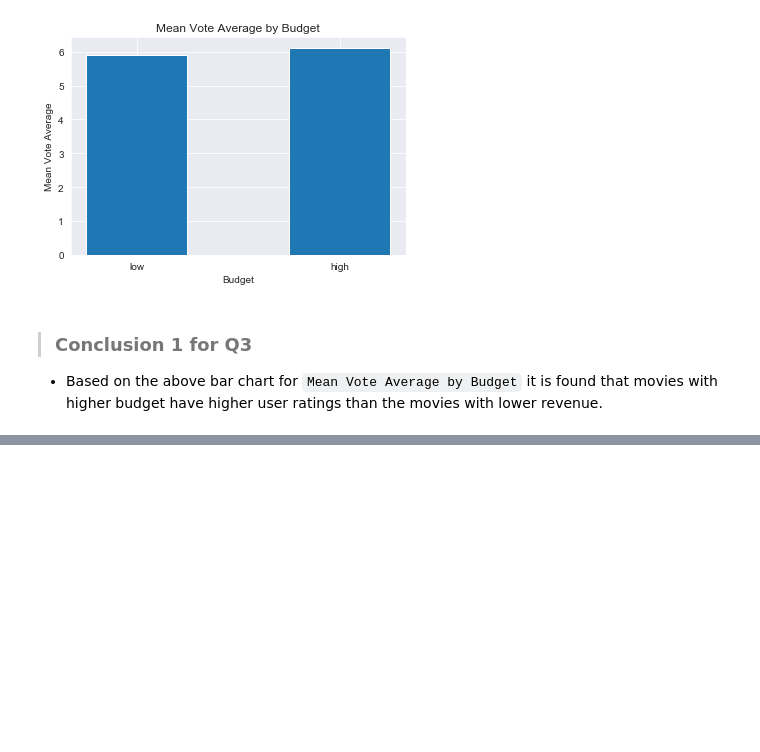
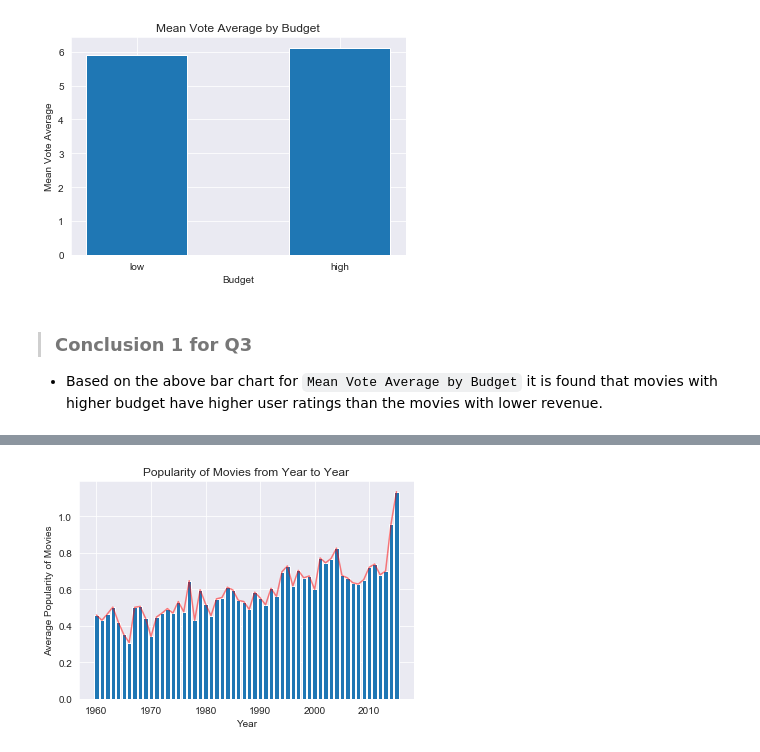
Before and after one commit to ManideepTelukuntla/Investigate-TMDB-Movie-Data, a Jupyter notebook: InvestigateTMDBMovieData.ipynb, the cells around one changed output, grey strips where cells are left out. Cells and saved outputs as stored; diff of their text form; code cells hidden in the pictures; blank space fills up the shorter version.

```diff
--- a/InvestigateTMDBMovieData.ipynb
+++ b/InvestigateTMDBMovieData.ipynb
@@ -447,0 +513,4 @@ plot_chart(locations, labels, heights, xlabel, ylabel, title, width = 0.5)
+# %%
+# calculate popularity of movies from year to year
+popularity_by_years = movie_df.groupby(['release_year']).mean()['popularity']
+popularity_by_years.head()
@@ -447,0 +529,10 @@ plot_chart(locations, labels, heights, xlabel, ylabel, title, width = 0.5)
+# %%
+# plot popularity of movies from year to year
+plt.bar(popularity_by_years.index, popularity_by_years.values)
+plt.plot(popularity_by_years, color = 'r', alpha = 0.5)
+plt.xlabel('Year')
+plt.ylabel('Average Popularity of Movies')
+plt.title('Popularity of Movies from Year to Year')
+plt.show()
+# %% [output]
+[figure, added]
```
Also changed, not shown: parts of 13 cells of this notebook.
